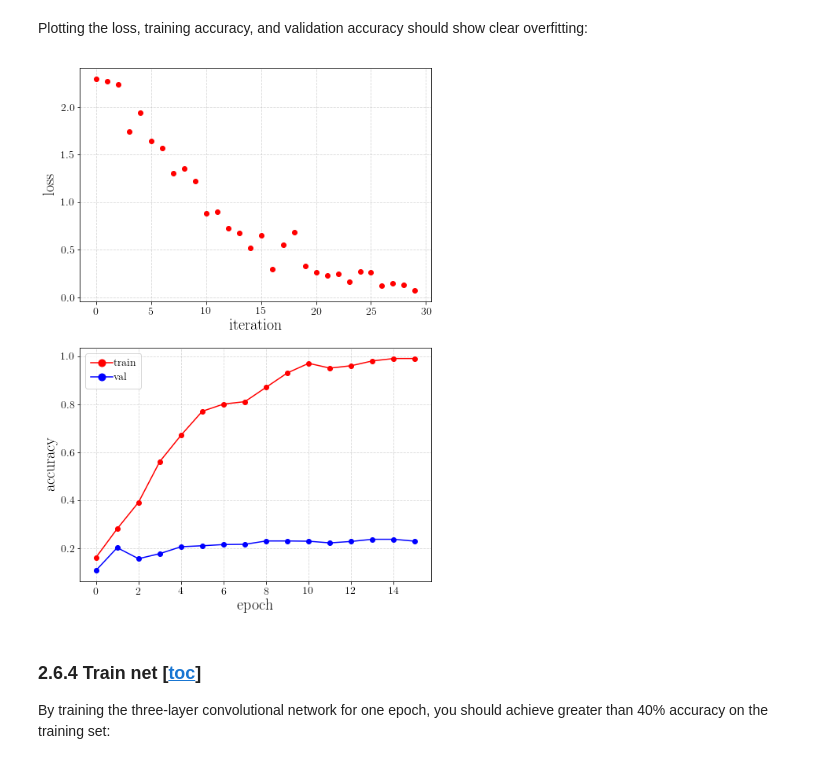
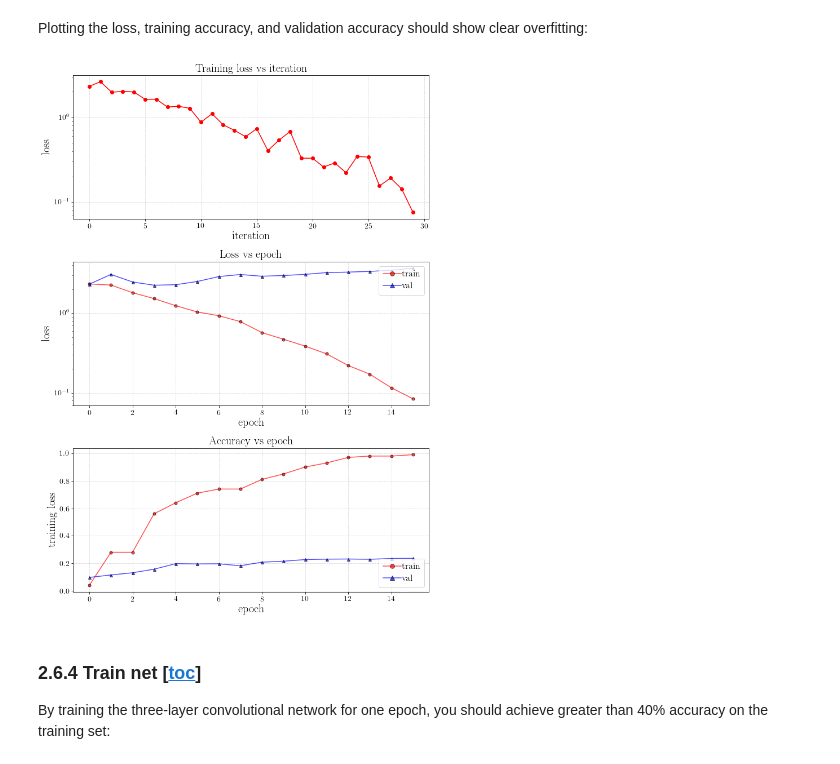
Before and after one commit to siri3us/ml, a Jupyter notebook: notebooks/my_neural_net/HW2_conv.ipynb, the cells around one changed output. Saved outputs shown, nothing was run; the diff lists cells and outputs as text; code cells hidden in the pictures.

```diff
--- a/notebooks/my_neural_net/HW2_conv.ipynb
+++ b/notebooks/my_neural_net/HW2_conv.ipynb
@@ -1277,7 +785,7 @@ AssertionError:
 A nice trick is to train your model with just a few training samples. You should be able to overfit small datasets, which will result in very high training accuracy and comparatively low validation accuracy.
 # %%
 small_dataset = dataset.get_small_train_dataset(100)
-model = get_three_layer_cnn()
+model = make_three_layer_cnn()
 solver = Solver(model, small_dataset,
                 n_epochs=15, batch_size=50,
                 optim_config={
@@ -1285,7 +793,7 @@ solver = Solver(model, small_dataset,
                     'learning_rate': 3e-3,
                     'learning_rate_decay': 0.99
                 },
-                verbose=True,
+                verbose=False,
                 print_every_epoch=1, seed=2)
 print(model)
 model = solver.train()
@@ -1313,23 +817,9 @@ iterations per epoch = 2
 # %% [markdown]
 Plotting the loss, training accuracy, and validation accuracy should show clear overfitting:
-# %%
-plt.figure(figsize=(8, 12))
-plt.subplot(2, 1, 1)
-plt.plot(solver.loss_history, 'o', color='r', zorder=2)
-plt.xlabel('iteration')
-plt.ylabel('loss')
-plt.grid(linestyle='--', alpha=0.5)
-
-plt.subplot(2, 1, 2)
-plt.plot(solver.train_acc_history, '-o', color='r', zorder=2)
-plt.plot(solver.val_acc_history, '-o', color='b', zorder=2)
-plt.legend(['train', 'val'], loc='upper left')
-plt.xlabel('epoch')
-plt.ylabel('accuracy')
-plt.grid(linestyle='--', alpha=0.5)
-plt.show()
-# %% [output]
-[figure, removed]
+# %%
+plot_solver_history(solver.history);
+# %% [output]
+[figure, added]
 # %% [markdown]
 <a id='cnn_three_train'></a>
 ### 2.6.4 Train net [[toc](#toc)]
```
Also changed, not shown: parts of 31 cells of this notebook, 12 other files.
